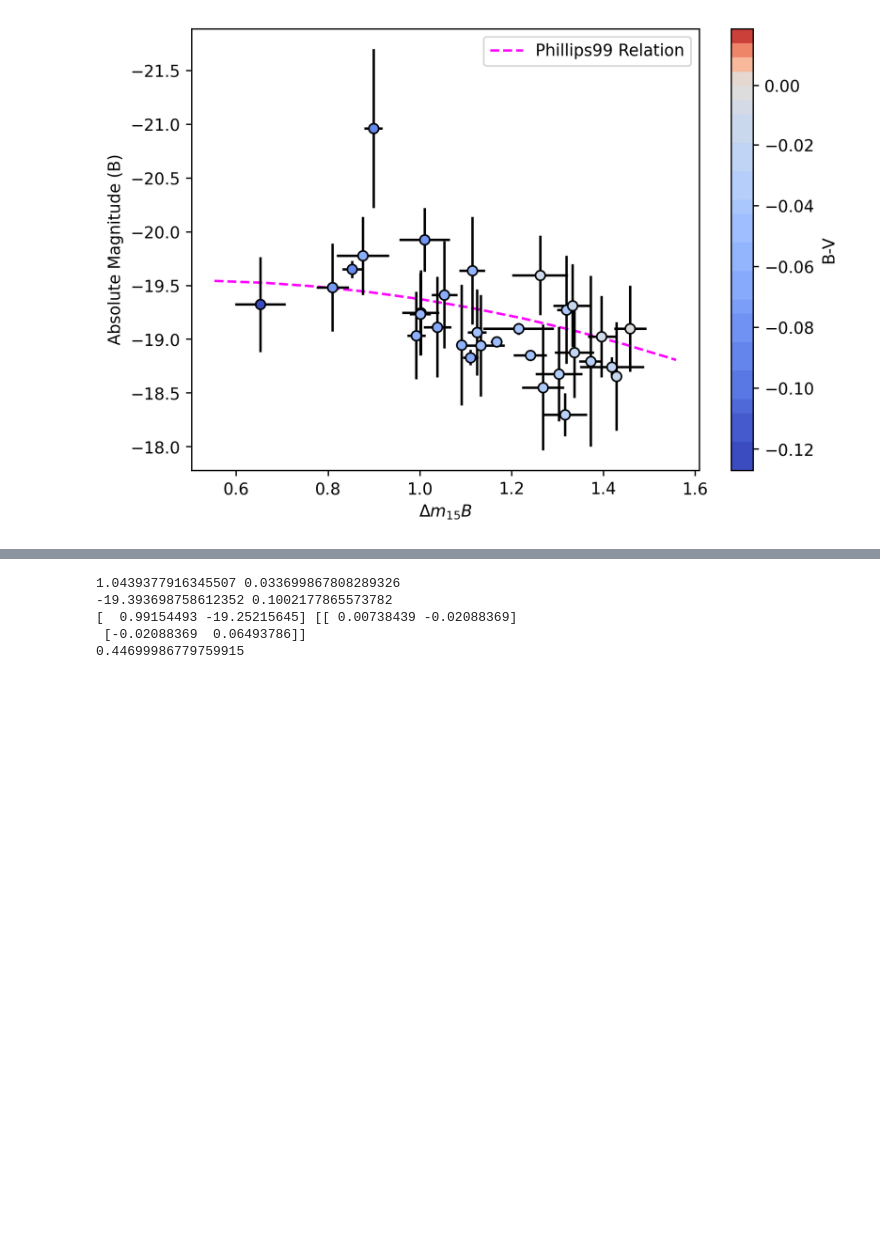
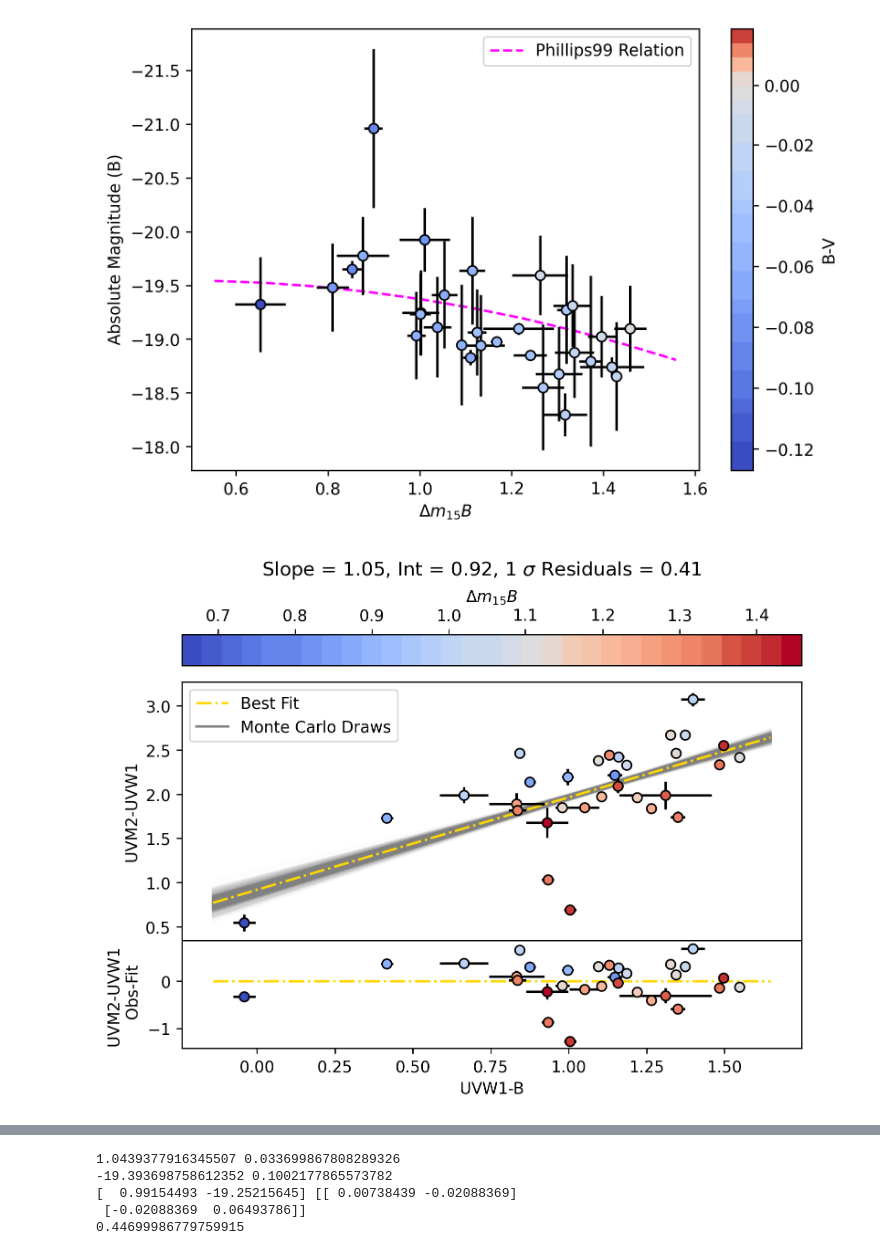
Before and after one commit to pbrown801/UVOTSED, a Jupyter notebook: sed_analysis copy.ipynb, the cells around one changed output, grey strips where cells are left out. Drawn from its saved outputs; the diff is of its cells as text; code cells hidden in the pictures; blank space fills up the shorter version.

```diff
--- a/sed_analysis copy.ipynb
+++ b/sed_analysis copy.ipynb
@@ -832,6 +830,84 @@ plt.savefig('outputs_color/all_optiphil99_4_v3.png',facecolor='white')
 print(len(zed))
 # %% [output]
 [figure]
+# %%
+fig = plt.figure(1,figsize=(7,5),dpi=250)
+dz = dmz
+dy = M2T-W1T
+dx = W1T-BT
+dxe = np.sqrt(EW1**2+ EB**2)
+dye = np.sqrt(EM2**2+ EW1**2)
+gs = plt.GridSpec(2,1,height_ratios=[3, 1])
+divnorm2 = colors.TwoSlopeNorm(vmin=min(dz), vcenter=1.1, vmax=max(dz))
+mycmap2 = plt.get_cmap('coolwarm')(divnorm2(dz))
+smap2 = plt.get_cmap('coolwarm',len(dz))
+ax = fig.add_subplot(gs[0])
+
+for i in range(len(zed)):
+    par = fff[i].value
+    dismo = 5*np.log10(par*(10**5))
+    plt.errorbar(dx[i], dy[i],yerr=dye[i],xerr=dxe[i],ecolor='black',marker='o',
+                 mfc=mycmap2[i],mec='black',zorder=3)
+    nbt.append(dy[i]-dismo)
+# sm1 = plt.cm.ScalarMappable(cmap=smap2, norm=divnorm2)
+# cbar = plt.colorbar(sm1, ax=[ax], location = 'top')
+# cbar.set_label('$\Delta m_{15}B$')
+
+# ax.set_xlabel('UVW1-B')
+ax.set_ylabel('UVM2-UVW1')
+nxs = np.linspace(min(dx)-.1,max(dx)+.1,10)
+ax.set_xlim(min(dx)-0.2, max(dx)+0.2)
+ax.set_ylim(min(dy)-0.2, max(dy)+0.2)
+
+def linear(x,a,b):
+    return a*x +b
+la, lb =   [],[]
+for i in range(1000):
+    g2 = np.random.normal(dy,dye)
+    g1 = np.random.normal(dx,dxe)
+    popt, pcov = curve_fit(linear, g1, g2)
+    la.append(popt[0])
+    lb.append(popt[1])
+    #lc.append(popt[2])
+
+print(np.mean(la),np.std(la))
+print(np.mean(lb),np.std(lb))
+#print(np.mean(lc),np.std(lc))
+print(popt,pcov)
+
+ax.plot(nxs, linear(nxs,np.mean(la),np.mean(lb)),color='gold',linestyle='-.',zorder=2, label='Best Fit')
+
+
+for i in range(1000):
+    if i == 1:
+        ax.plot([1.0,1.00000001], [3.0,3.0000001],color='gray',alpha=1,zorder=1,label='Monte Carlo Draws')
+#         print('hi')
+    else:
+        ax.plot(nxs, linear(nxs,la[i],lb[i]),color='gray',alpha=0.01,zorder=1)
+ax.legend(loc='upper left')
+ax2 = fig.add_subplot(gs[1], sharex=ax)
+
+hari = []
+for i in range(len(dx)):
+    kane = linear(dx[i],np.mean(la),np.mean(lb))
+    ax2.errorbar(x=dx[i],y=dy[i]-kane,yerr=dye[i], xerr=dxe[i],ecolor='black',marker='o',mfc=mycmap2[i],mec='black',zorder=2)
+    hari.append(dy[i]-kane)
+ax2.plot(nxs,0*np.asarray(nxs),color='gold',linestyle='-.',zorder=1)
+ax2.set_xlim(min(dx)-0.2, max(dx)+0.2)
+ax2.set_xlabel('UVW1-B')
+ax2.set_ylabel('UVM2-UVW1 \n Obs-Fit')
+print(np.std(hari))
+fig.suptitle('Slope = '+str(round(np.mean(la),2))+', Int = '+str(round(np.mean(lb),2))+', 1 $\sigma$ Residuals = '+str(round(np.std(hari),2)))
+#fig.tight_layout()
+fig.subplots_adjust(hspace=0)
+sm1 = plt.cm.ScalarMappable(cmap=smap2, norm=divnorm2)
+cbar = plt.colorbar(sm1, ax=[ax], location = 'top')
+cbar.set_label('$\Delta m_{15}B$')
+#plt.gca().invert_yaxis()
+plt.show()
+# plt.savefig('outputs/all_m2w1b.png',facecolor='white')
+# %% [output]
+[figure, added]
 # %%
 fig = plt.figure(1,figsize=(7,5),dpi=250)
 dz = dmz
```
Also changed, not shown: parts of 3 cells of this notebook, 1 other file.
